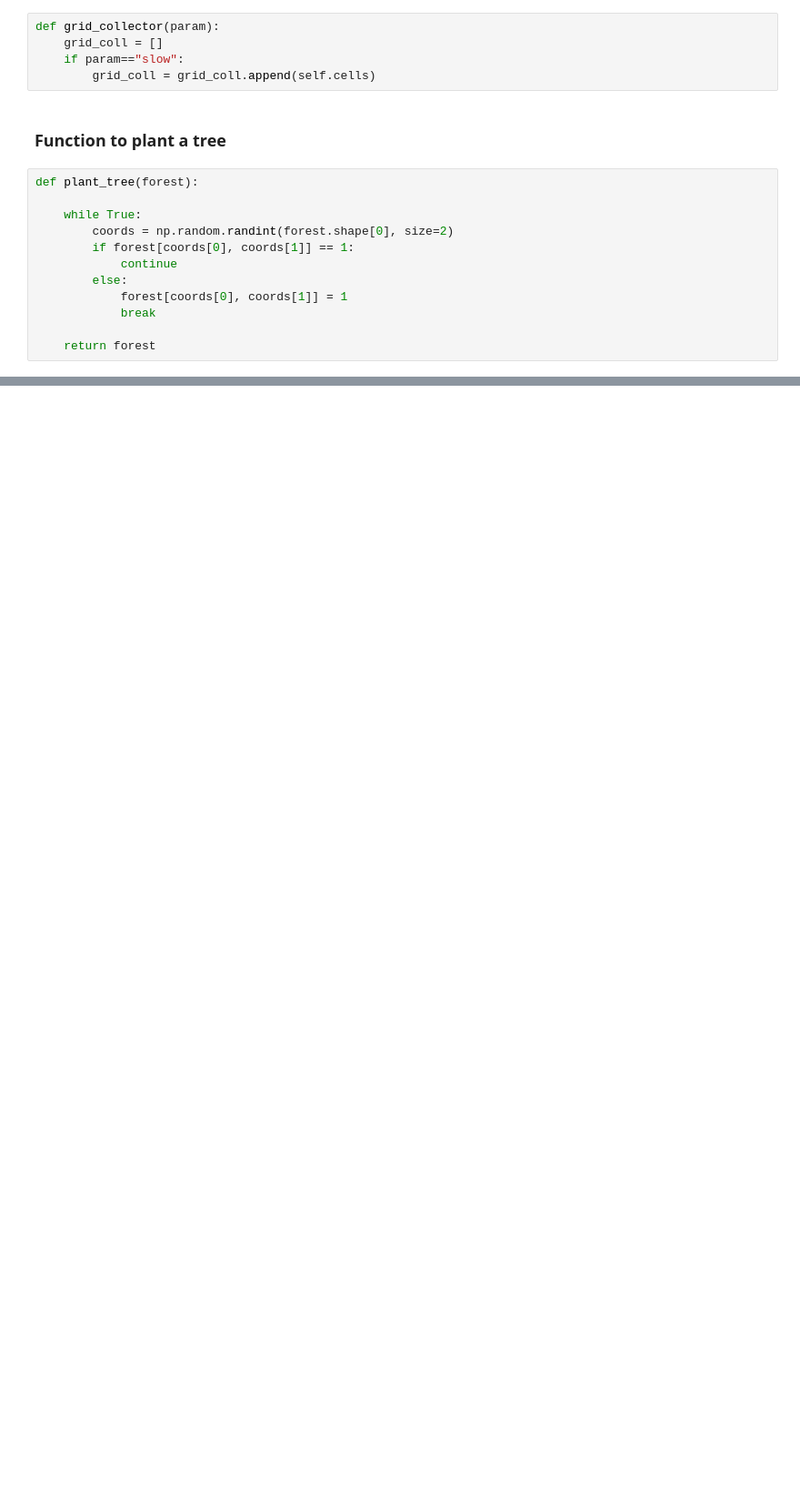
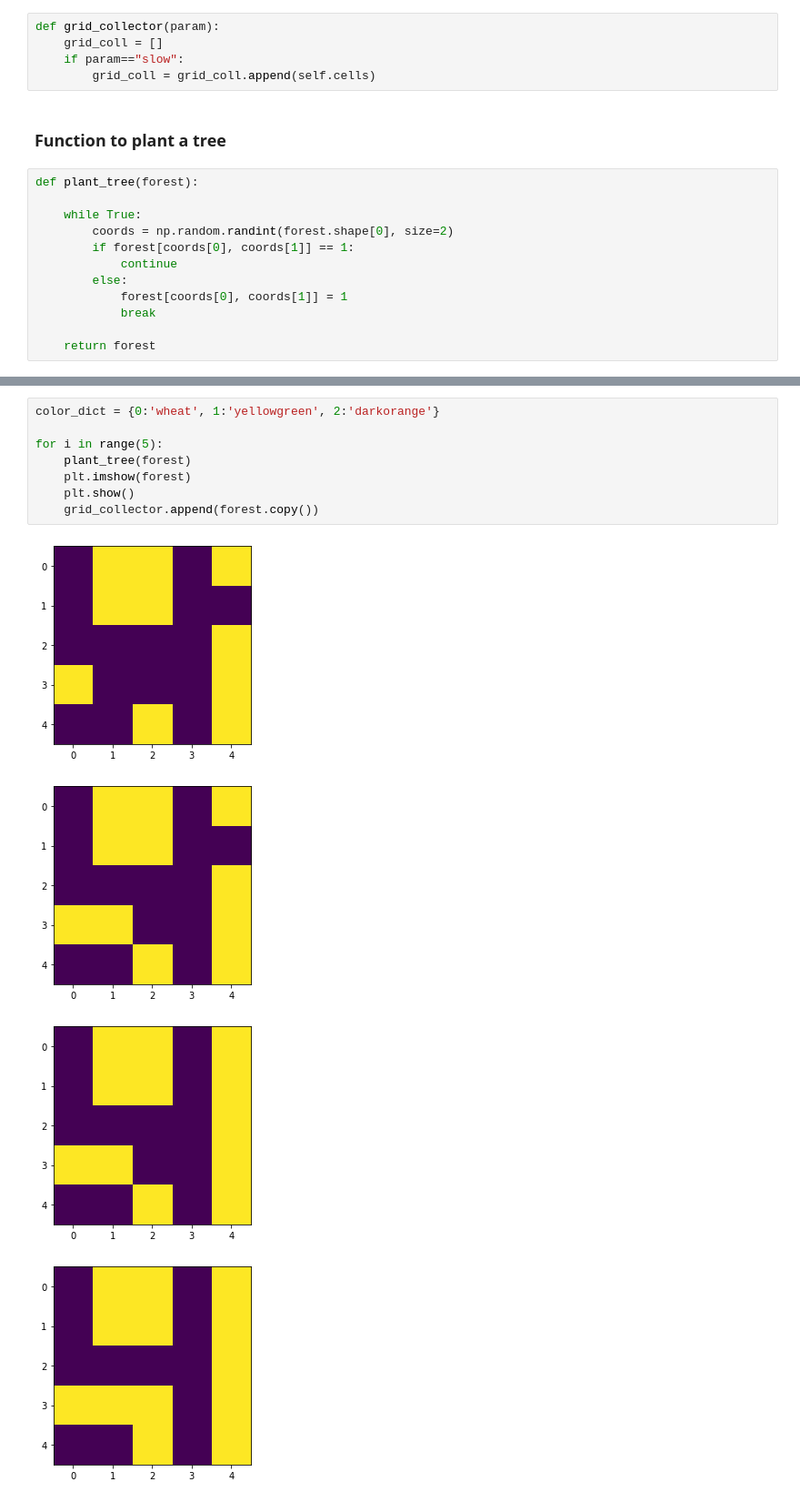
Before and after one commit to shw3ta/wildfires, a Jupyter notebook: Wer_forest.ipynb, the cells around one changed output, grey strips where cells are left out. Shown: that part at 91% size. Cells and saved outputs as stored; diff of their text form; blank space fills up the shorter version.

```diff
--- a/Wer_forest.ipynb
+++ b/Wer_forest.ipynb
@@ -230,0 +224,13 @@ grid_collector = []
+# %%
+color_dict = {0:'wheat', 1:'yellowgreen', 2:'darkorange'}
+
+for i in range(5):
+    plant_tree(forest)
+    plt.imshow(forest)
+    plt.show()
+    grid_collector.append(forest.copy())
+# %% [output]
+[figure, added]
+[figure, added]
+[figure, added]
+[figure, added]
```
Also changed, not shown: parts of 16 cells of this notebook.
